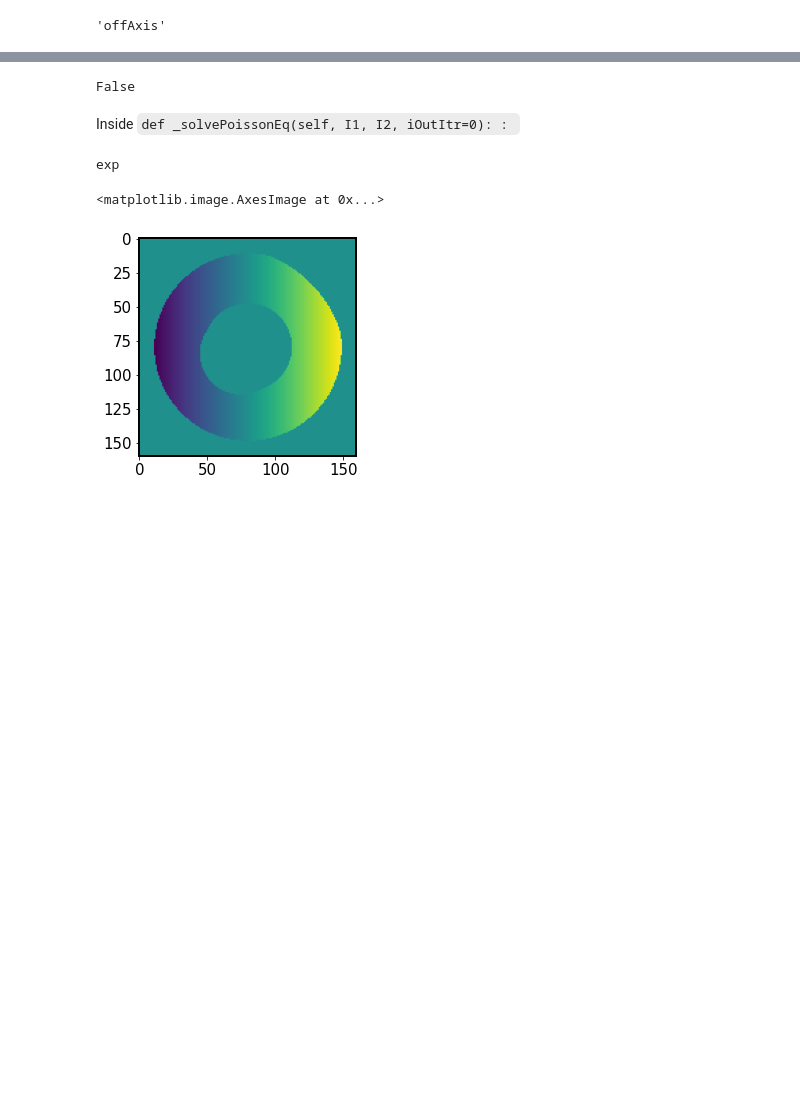
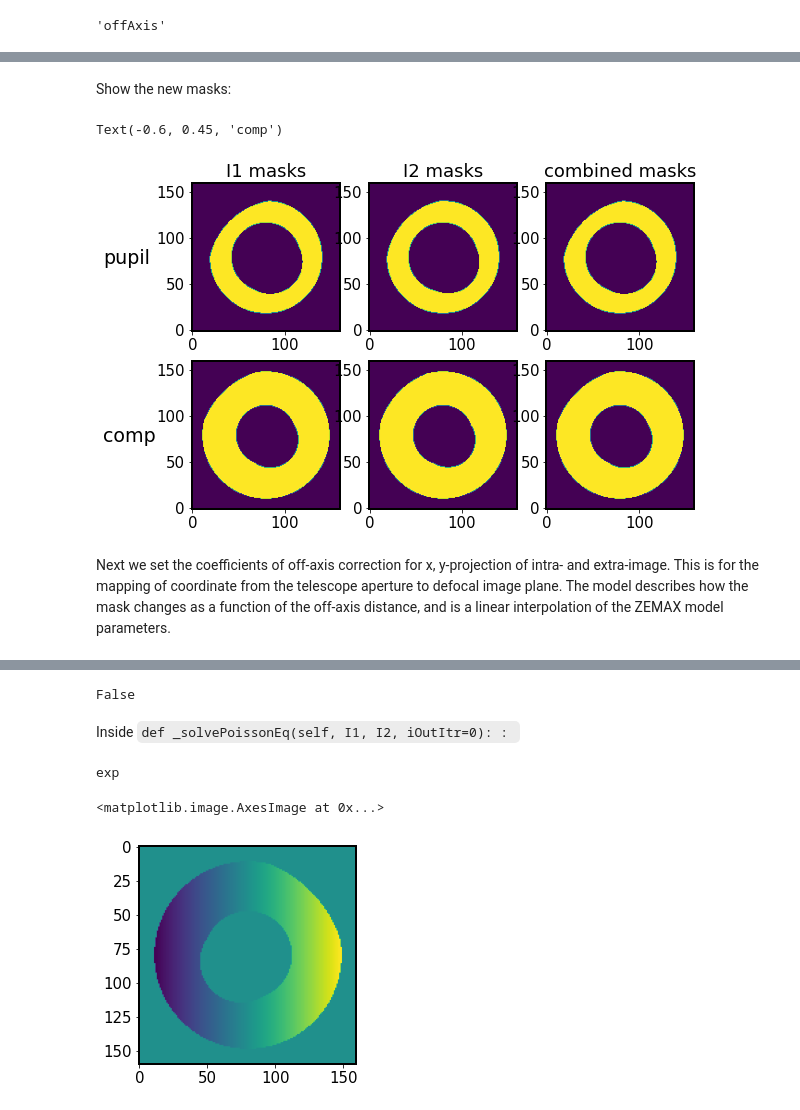
Before and after one commit to suberlak/AOS, a Jupyter notebook: AOS_DM-35922_document_wavefront_location.ipynb, the cells around one changed output, grey strips where cells are left out. Saved outputs shown, nothing was run; the diff lists cells and outputs as text; code cells hidden in the pictures; blank space fills up the shorter version.

```diff
--- a/AOS_DM-35922_document_wavefront_location.ipynb
+++ b/AOS_DM-35922_document_wavefront_location.ipynb
@@ -395,0 +399,27 @@ plt.imshow(I1.getPaddedMask())
+# %% [markdown]
+Show the new masks:
+# %%
+fig,ax = plt.subplots(2,3, figsize=(9,6))
+
+row = 0
+ax[row,0].imshow(I1.getNonPaddedMask(), origin='lower')
+ax[row,1].imshow(I2.getNonPaddedMask(), origin='lower')
+ax[row,2].imshow(algo.mask_pupil, origin='lower')
+ax[row,0].set_title('I1 masks')
+ax[row,1].set_title('I2 masks')
+ax[row,2].set_title('combined masks')
+
+row=1
+ax[row,0].imshow(I1.getPaddedMask(), origin='lower')
+ax[row,1].imshow(I2.getPaddedMask(), origin='lower')
+ax[row,2].imshow(algo.mask_comp, origin='lower')
+
+
+
+ax[0,0].text(-0.6,0.45, 'pupil', fontsize=19,transform=ax[0,0].transAxes)
+ax[1,0].text(-0.6,0.45, 'comp', fontsize=19,transform=ax[1,0].transAxes)
+# %% [output]
+Text(-0.6, 0.45, 'comp')
+[figure, added]
+# %% [markdown]
+Next we set the coefficients of off-axis correction for x, y-projection of intra- and extra-image. This is for the mapping of coordinate from the telescope aperture to defocal image plane. The model describes how the mask changes as a function of the off-axis distance, and is a linear interpolation of the ZEMAX model parameters.
```
Also changed, not shown: parts of 91 cells of this notebook.
